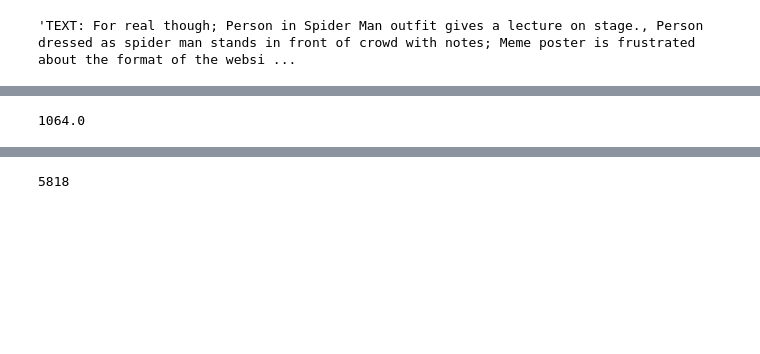
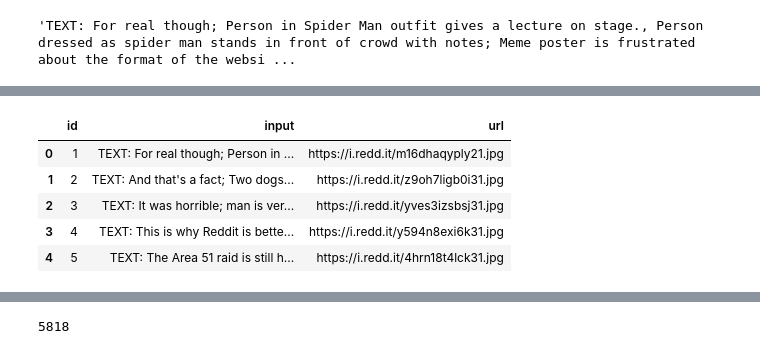
Before and after one commit to bhavya-giri/retrieving-memes, a Jupyter notebook: notebooks/EDA and Cleaning Data.ipynb, the cells around one changed output, grey strips where cells are left out. Drawn from its saved outputs; the diff is of its cells as text; code cells hidden in the pictures; blank space fills up the shorter version.

```diff
--- a/notebooks/EDA and Cleaning Data.ipynb
+++ b/notebooks/EDA and Cleaning Data.ipynb
@@ -112,6 +125,4 @@ nlp_df["input"].head()
 Name: input, dtype: object
-# %%
-pd.set_option('display.max_colwidth', None)
 # %%
 nlp_df["input"][0]
 # %% [output]
@@ -119,6 +144,18 @@ nlp_df["input"][0]
+# %%
+# Adding ID column
+nlp_df['id'] = range(1, len(nlp_df) + 1)
+# %%
+# Final Dataframe
+columns = ["id","input","url"]
+nlp_df = nlp_df[columns]
+# %%
+nlp_df.head()
+# %% [output]
+|  | id | input | url |
+| 0 | 1 | TEXT: For real though; Person in ... | https://i.redd.it/m16dhaqyply21.jpg |
+| 1 | 2 | TEXT: And that's a fact; Two dogs... | https://i.redd.it/z9oh7ligb0i31.jpg |
+| 2 | 3 | TEXT: It was horrible; man is ver... | https://i.redd.it/yves3izsbsj31.jpg |
+| 3 | 4 | TEXT: This is why Reddit is bette... | https://i.redd.it/y594n8exi6k31.jpg |
+| 4 | 5 | TEXT: The Area 51 raid is still h... | https://i.redd.it/4hrn18t4lck31.jpg |
 # %%
 nlp_df.to_csv("../data/input.csv")
-# %%
-max(nlp_df['input'].str.len())
-# %% [output]
-1064.0
```
Also changed, not shown: parts of 21 cells of this notebook, 4 other files.
